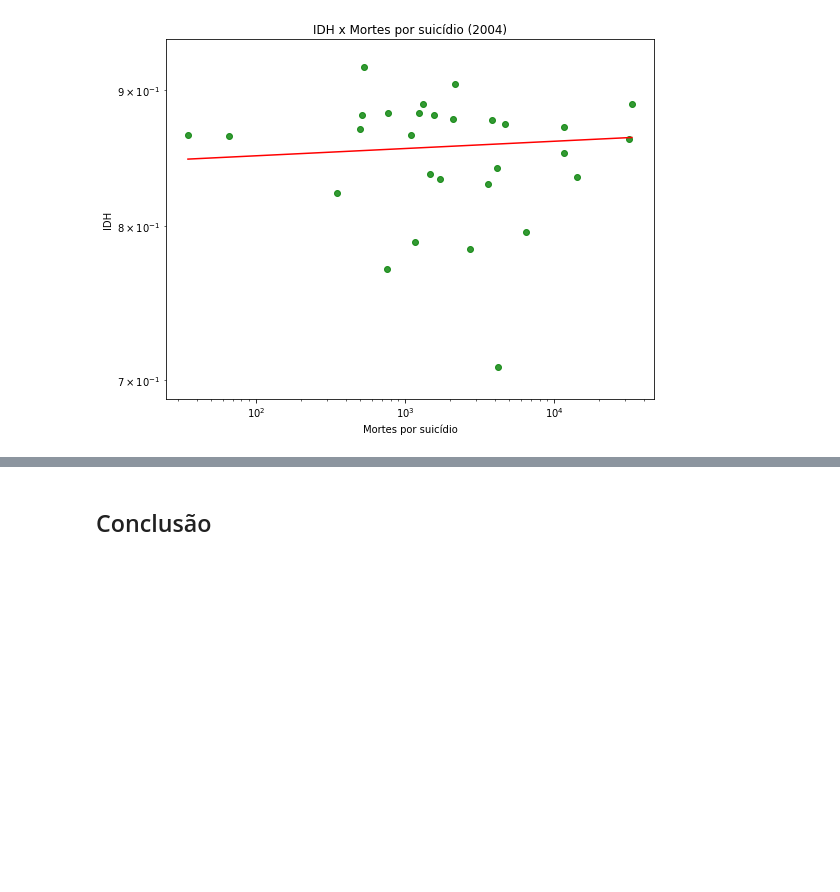
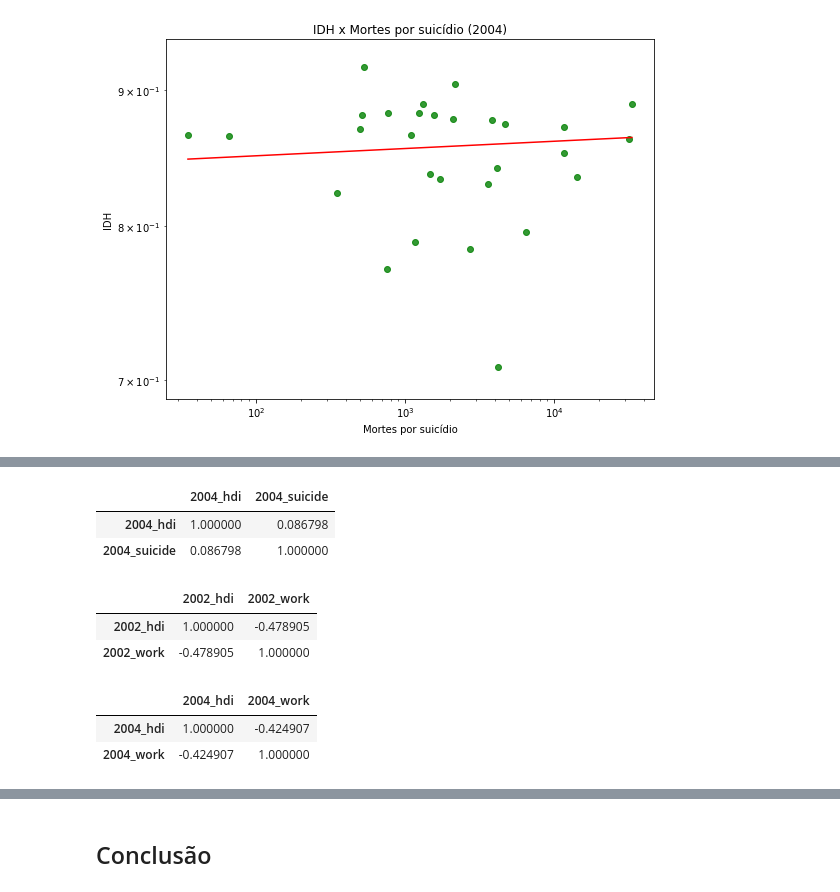
Before and after one commit to mauricioha/Projeto-1_CD, a Jupyter notebook: Projeto 1 - Maurício Ando.ipynb, the cells around one changed output, grey strips where cells are left out. Saved outputs shown, nothing was run; the diff lists cells and outputs as text; code cells hidden in the pictures; blank space fills up the shorter version.

```diff
--- a/Projeto 1 - Maurício Ando.ipynb
+++ b/Projeto 1 - Maurício Ando.ipynb
@@ -99 +107,19 @@ reta(data['2004_suicide'],data['2002_hdi'], 'IDH x Mortes por suicídio (2004)',
+# %%
+data.loc[:,['2004_hdi', '2004_suicide']].corr()
+# %% [output]
+|  | 2004_hdi | 2004_suicide |
+| 2004_hdi | 1.000000 | 0.086798 |
+| 2004_suicide | 0.086798 | 1.000000 |
+# %%
+data.loc[:,['2002_hdi', '2002_work']].corr()
+# %% [output]
+|  | 2002_hdi | 2002_work |
+| 2002_hdi | 1.000000 | -0.478905 |
+| 2002_work | -0.478905 | 1.000000 |
+# %%
+data.loc[:,['2004_hdi', '2004_work']].corr()
+# %% [output]
+|  | 2004_hdi | 2004_work |
+| 2004_hdi | 1.000000 | -0.424907 |
+| 2004_work | -0.424907 | 1.000000 |
 # %% [markdown]
```
Also changed, not shown: parts of 9 cells of this notebook.
